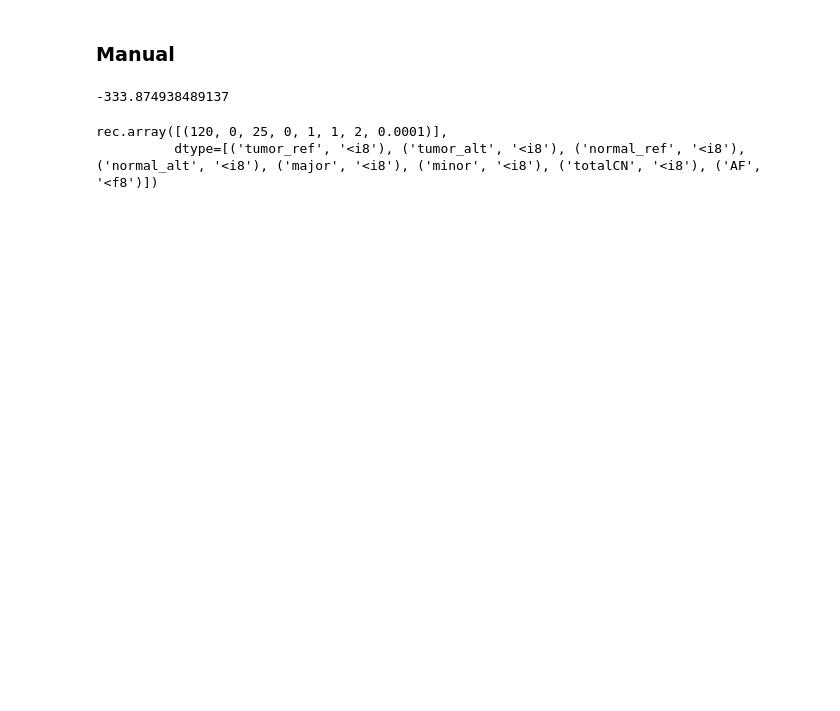
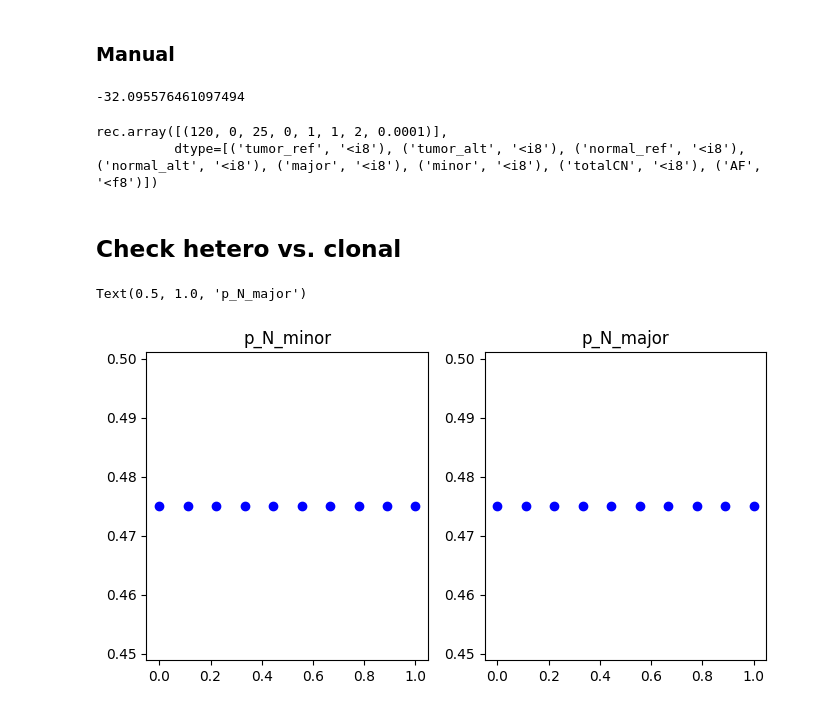
Before and after one commit to tianyi-chu-mda/TiN, a Jupyter notebook: scratch.ipynb, the cells around one changed output. Drawn from its saved outputs; the diff is of its cells as text; code cells hidden in the pictures; blank space fills up the shorter version.

Commit message:
1st log-space re-estimation

```diff
--- a/scratch.ipynb
+++ b/scratch.ipynb
@@ -567,12 +557,14 @@ Input =  120 0 25 0 1 1 2 0.0001 1.0
 # %% [markdown]
 ### Manual
 # %%
-log_binomial_pmf(0, 120, TPR)+log_binomial_pmf(0, 25, TPR)+np.log(9.999e-01)
+log_binomial_pmf(0, 120, 0.27*0.5*(TPR+1-TNR)+0.73*(1-TNR))+log_binomial_pmf(0, 25, (1-TNR))+np.log(0.0001)
 # %% [output]
--333.874938489137
+-32.095576461097494
 # %%
 row = data_array
 row
 # %% [output]
 rec.array([(120, 0, 25, 0, 1, 1, 2, 0.0001)],
           dtype=[('tumor_ref', '<i8'), ('tumor_alt', '<i8'), ('normal_ref', '<i8'), ('normal_alt', '<i8'), ('major', '<i8'), ('minor', '<i8'), ('totalCN', '<i8'), ('AF', '<f8')])
+# %% [markdown]
+## Check hetero vs. clonal
@@ -578,0 +625,20 @@ rec.array([(120, 0, 25, 0, 1, 1, 2, 0.0001)],
+# %%
+TiN = np.linspace(0, 1, 10)
+
+C_NR, C_NA = 24, 0
+C_N = C_NR + C_NA
+major, minor = 1,1
+totalCN = major + minor
+x_N = [i*totalCN / (2*(1-i) + totalCN * i) for i in TiN]
+p_N_minor = [TPR*((1-i)/2+i*minor/totalCN)+(1-TNR)*((1-i)/2+i*major/totalCN) for i in x_N]
+p_N_major = [TPR*((1-i)/2+i*major/totalCN)+(1-TNR)*((1-i)/2+i*minor/totalCN) for i in x_N]
+fig, axes = plt.subplots(1, 2, figsize=(8, 4))
+
+# Plot individual estimations as scatter points
+axes[0].scatter(TiN, p_N_minor, color='blue', label='Estimations (Uniform)', zorder=3)
+axes[0].set_title('p_N_minor')
+axes[1].scatter(TiN, p_N_major, color='blue', label='Estimations (Uniform)', zorder=3)
+axes[1].set_title('p_N_major')
+# %% [output]
+Text(0.5, 1.0, 'p_N_major')
+[figure, added]
```
Also changed, not shown: parts of 11 cells of this notebook, 9 other files.
